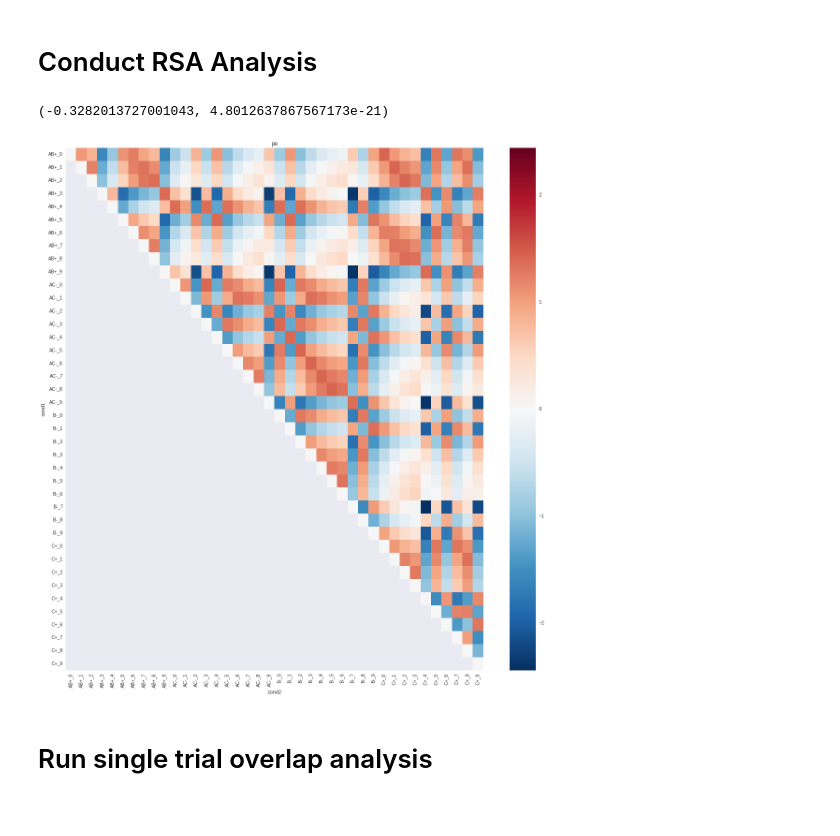
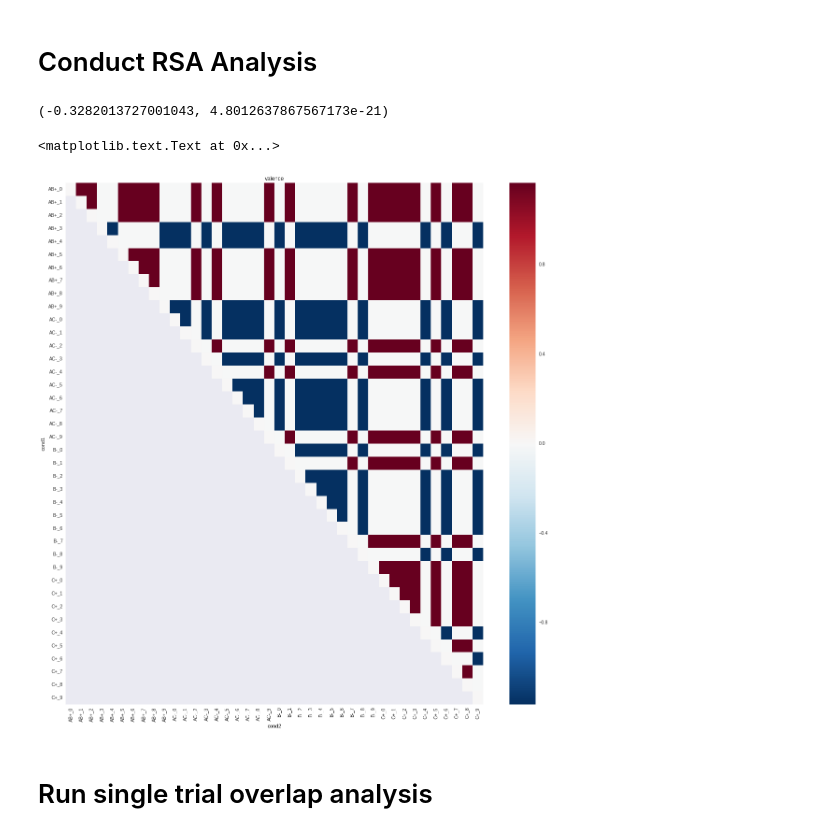
Before and after one commit to iancballard/fd_fmri, a Jupyter notebook: RSA_LDc.ipynb, the cells around one changed output. Drawn from its saved outputs; the diff is of its cells as text; code cells hidden in the pictures.

```diff
--- a/RSA_LDc.ipynb
+++ b/RSA_LDc.ipynb
@@ -695,32 +712,35 @@ for mask in masks:
 tmp  = mask_models['hipp']['fd_104'].copy()
 tmp = tmp[tmp['run_idx'] ==3]
 sns.set(rc={"figure.figsize": (20, 20)})
 
 tmp['value_std'] = tmp['value_std']*-1
 
 print scipy.stats.pearsonr(tmp['value_next'],tmp['value_std'])
 # tmp['value_next'] = tmp['value_next']*-1
 
 tmp['pe'] = vector_reject(tmp['pe'].values, tmp['response'].values)
 tmp['pe'] = vector_reject(tmp['pe'].values, tmp['valence'].values)
+tmp['response'] = scipy.stats.zscore(tmp['response'])
 
-x_var = 'pe'
+x_var = 'valence'
 tmp[x_var] = scipy.stats.zscore(tmp[x_var])
+tmp['valence'] = vector_reject(tmp['valence'].values, tmp['response'].values)
 
 
 tmp = tmp[['cond1','cond2',x_var]]
 new_df = pd.DataFrame()
 for cond in ['AB+_','B-_','AC-_','C+_']:
     for i in range(10):
         row = pd.DataFrame({x_var:0,
                             'cond1':cond + str(i),
                             'cond2':cond + str(i)},index = [0])
         new_df = new_df.append(row)
 tmp = pd.concat([tmp,new_df])
 tmp = tmp.groupby(['cond1','cond2']).mean().unstack()[x_var]
 sns.heatmap(tmp)
 plt.title(x_var)
 # plt.savefig('/home/iballard/Dropbox/fd/figs/lab_meeting/model_' + x_var +'.png')
 # %% [output]
 (-0.3282013727001043, 4.8012637867567173e-21)
+<matplotlib.text.Text at 0x...>
-[figure, old version]
+[figure, new version]
```
Also changed, not shown: parts of 16 cells of this notebook.
